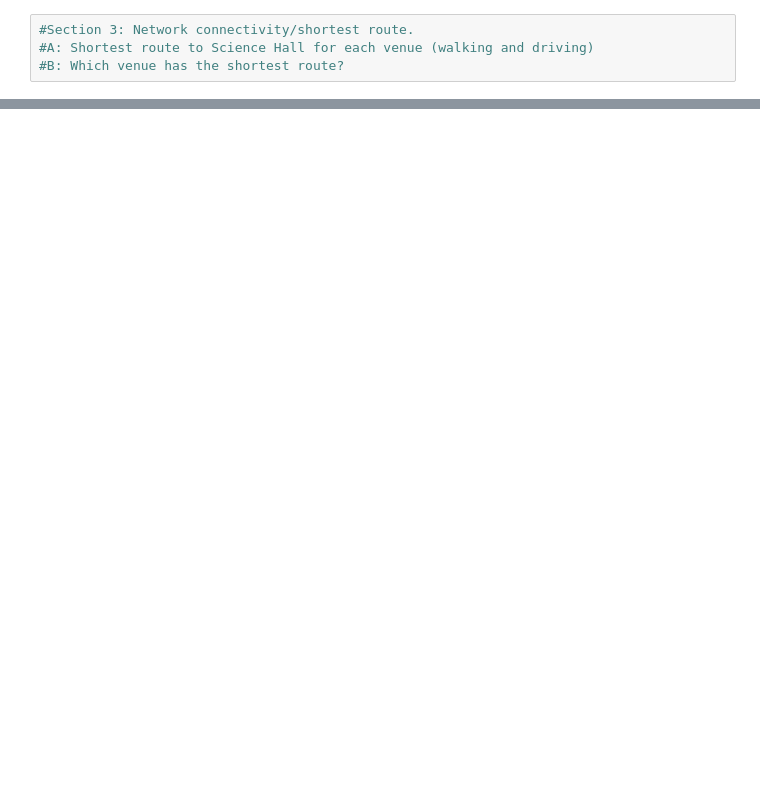
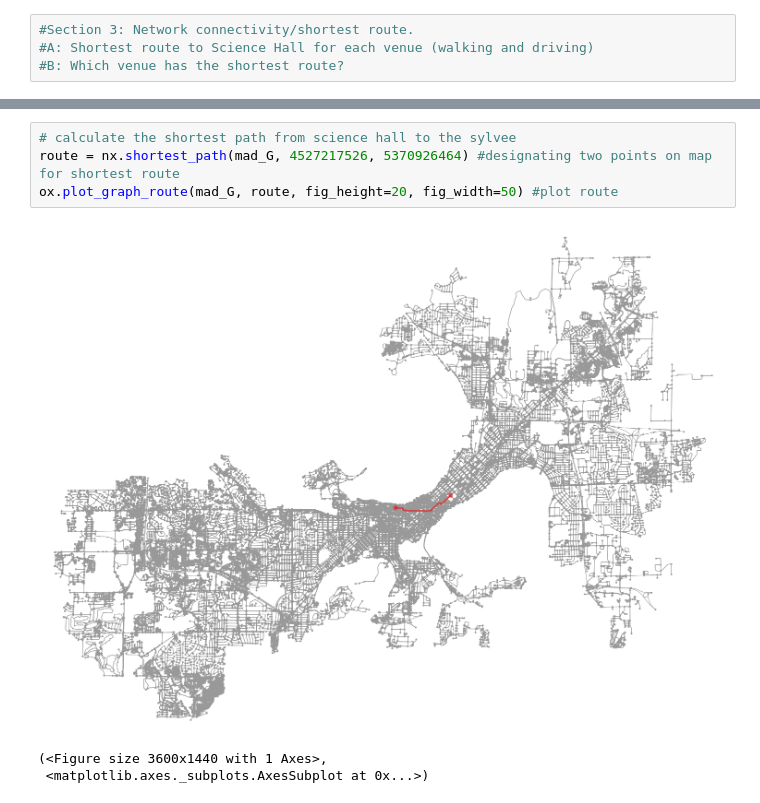
Before and after one commit to vcunningham/G573_FinalProject, a Jupyter notebook: main.ipynb, the cells around one changed output, grey strips where cells are left out. Saved outputs shown, nothing was run; the diff lists cells and outputs as text; blank space fills up the shorter version.

```diff
--- a/main.ipynb
+++ b/main.ipynb
@@ -167,0 +194,8 @@ for index, row in gdf.iterrows():
+# %%
+# calculate the shortest path from science hall to the sylvee
+route = nx.shortest_path(mad_G, 4527217526, 5370926464) #designating two points on map for shortest route
+ox.plot_graph_route(mad_G, route, fig_height=20, fig_width=50) #plot route
+# %% [output]
+[figure, added]
+(<Figure size 3600x1440 with 1 Axes>,
+ <matplotlib.axes._subplots.AxesSubplot at 0x...>)
```
Also changed, not shown: parts of 7 cells of this notebook.
